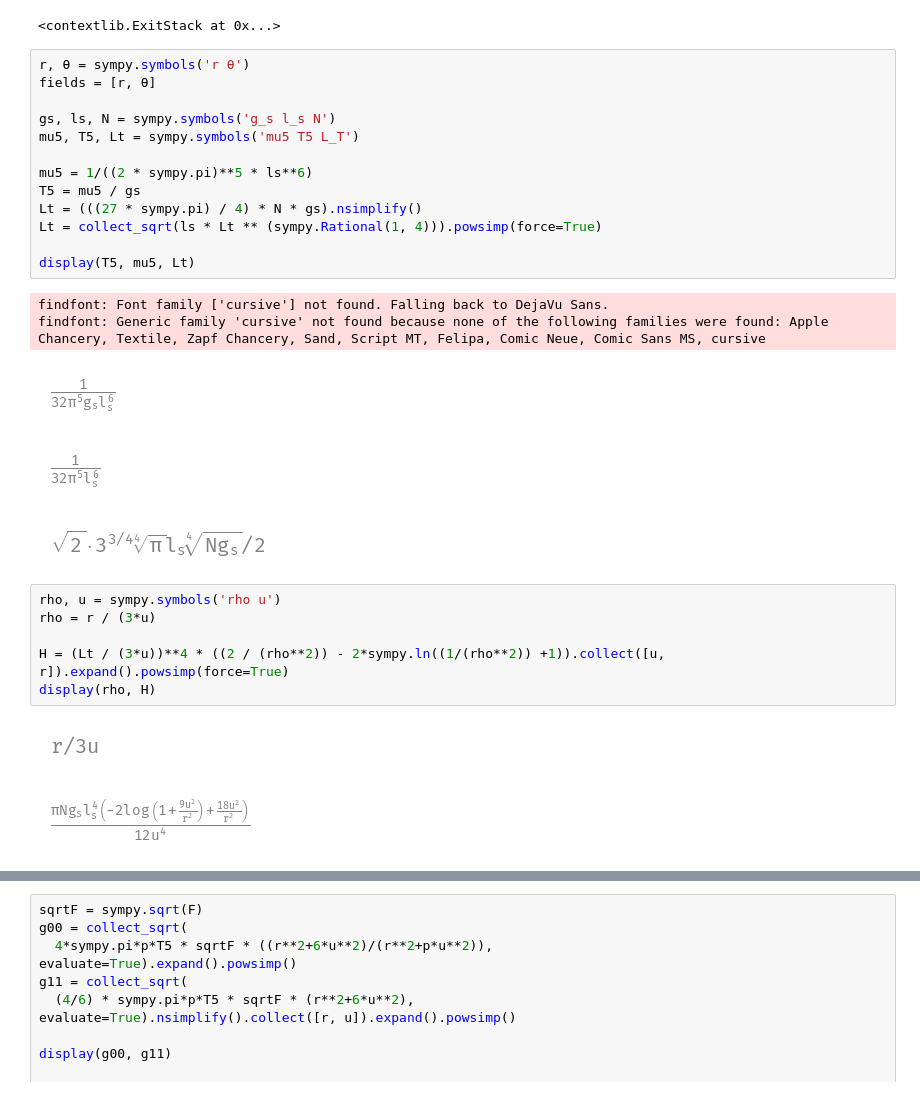
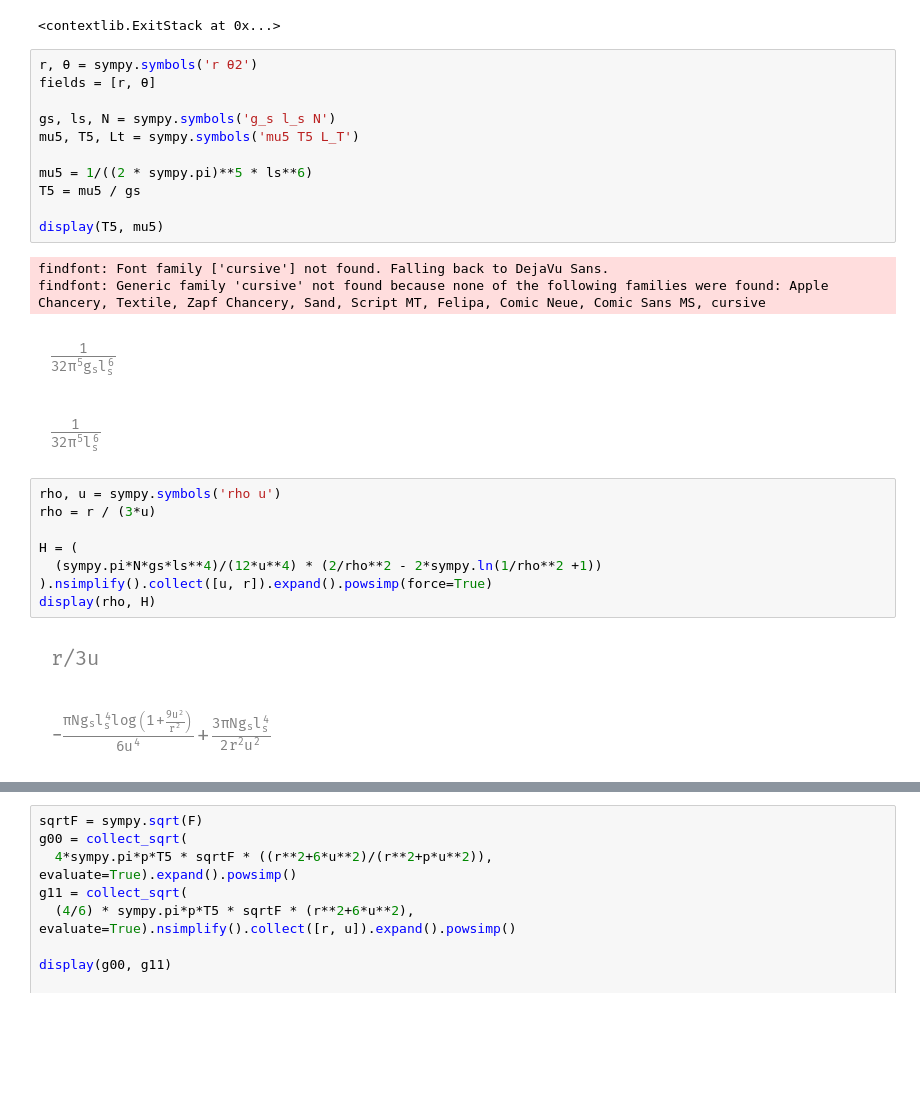
Before and after one commit to smups/inflatox, a Jupyter notebook: notebooks/5Dfatbranes.ipynb, the cells around one changed output, grey strips where cells are left out. Drawn from its saved outputs; the diff is of its cells as text; blank space fills up the shorter version.

```diff
--- a/notebooks/5Dfatbranes.ipynb
+++ b/notebooks/5Dfatbranes.ipynb
@@ -44,7 +44,7 @@ plt.ioff()
 # %% [output]
 <contextlib.ExitStack at 0x...>
 # %%
-r, θ = sympy.symbols('r θ')
+r, θ = sympy.symbols('r θ2')
 fields = [r, θ]
 
 gs, ls, N = sympy.symbols('g_s l_s N')
@@ -52,25 +52,24 @@ mu5, T5, Lt = sympy.symbols('mu5 T5 L_T')
 
 mu5 = 1/((2 * sympy.pi)**5 * ls**6)
 T5 = mu5 / gs
-Lt = (((27 * sympy.pi) / 4) * N * gs).nsimplify()
-Lt = collect_sqrt(ls * Lt ** (sympy.Rational(1, 4))).powsimp(force=True)
 
-display(T5, mu5, Lt)
+display(T5, mu5)
 # %% [output]
 findfont: Font family ['cursive'] not found. Falling back to DejaVu Sans.
 findfont: Generic family 'cursive' not found because none of the following families were found: Apple Chancery, Textile, Zapf Chancery, Sand, Script MT, Felipa, Comic Neue, Comic Sans MS, cursive
 [figure]
 [figure]
-[figure, removed]
 # %%
 rho, u = sympy.symbols('rho u')
 rho = r / (3*u)
 
-H = (Lt / (3*u))**4 * ((2 / (rho**2)) - 2*sympy.ln((1/(rho**2)) +1)).collect([u, r]).expand().powsimp(force=True)
+H = (
+  (sympy.pi*N*gs*ls**4)/(12*u**4) * (2/rho**2 - 2*sympy.ln(1/rho**2 +1))
+).nsimplify().collect([u, r]).expand().powsimp(force=True)
 display(rho, H)
 # %% [output]
 [figure]
-[figure, old version]
+[figure, new version]
 # %%
 p, q = sympy.symbols('p q')
 
```
Also changed, not shown: parts of 12 cells of this notebook, 12 other files.
